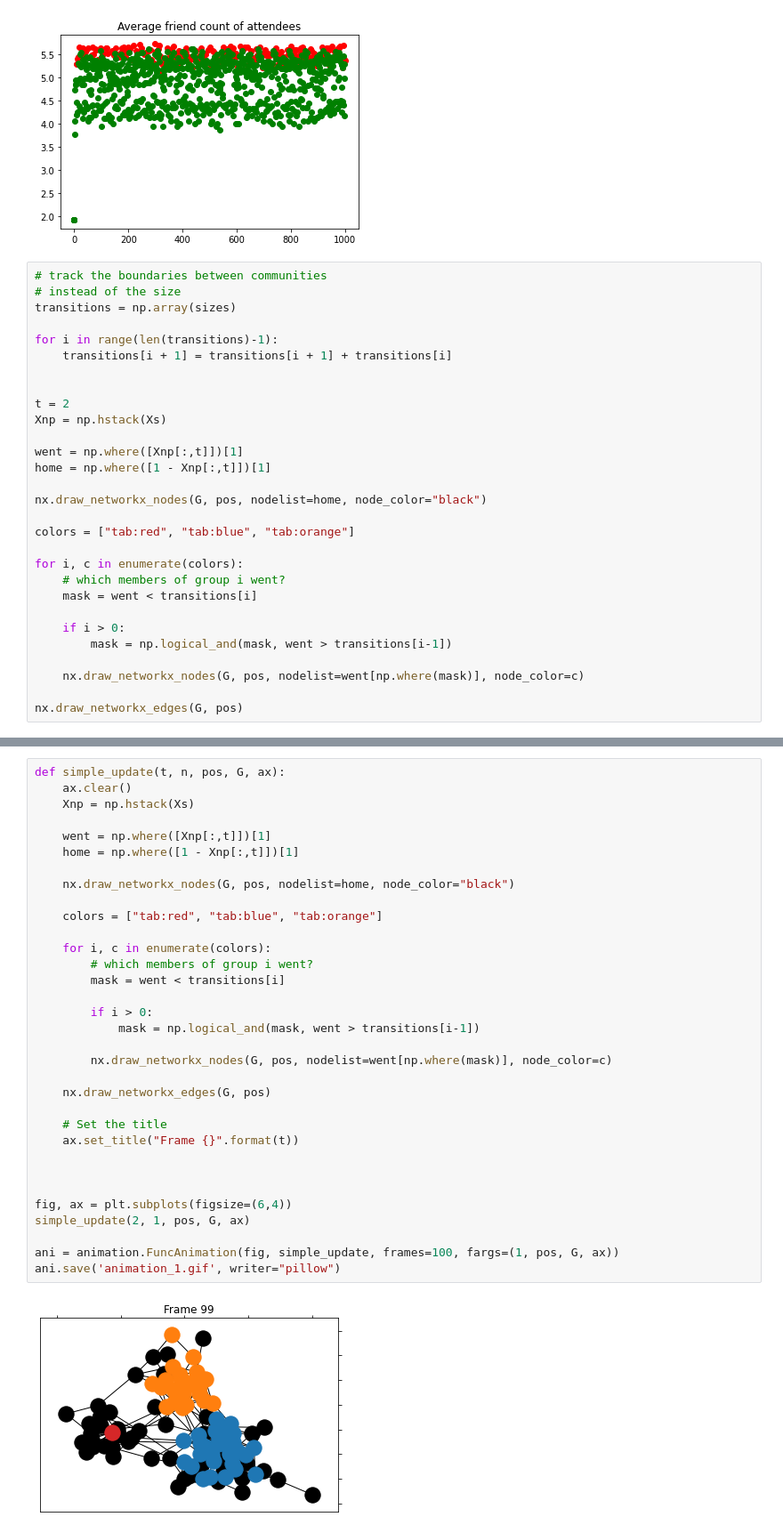
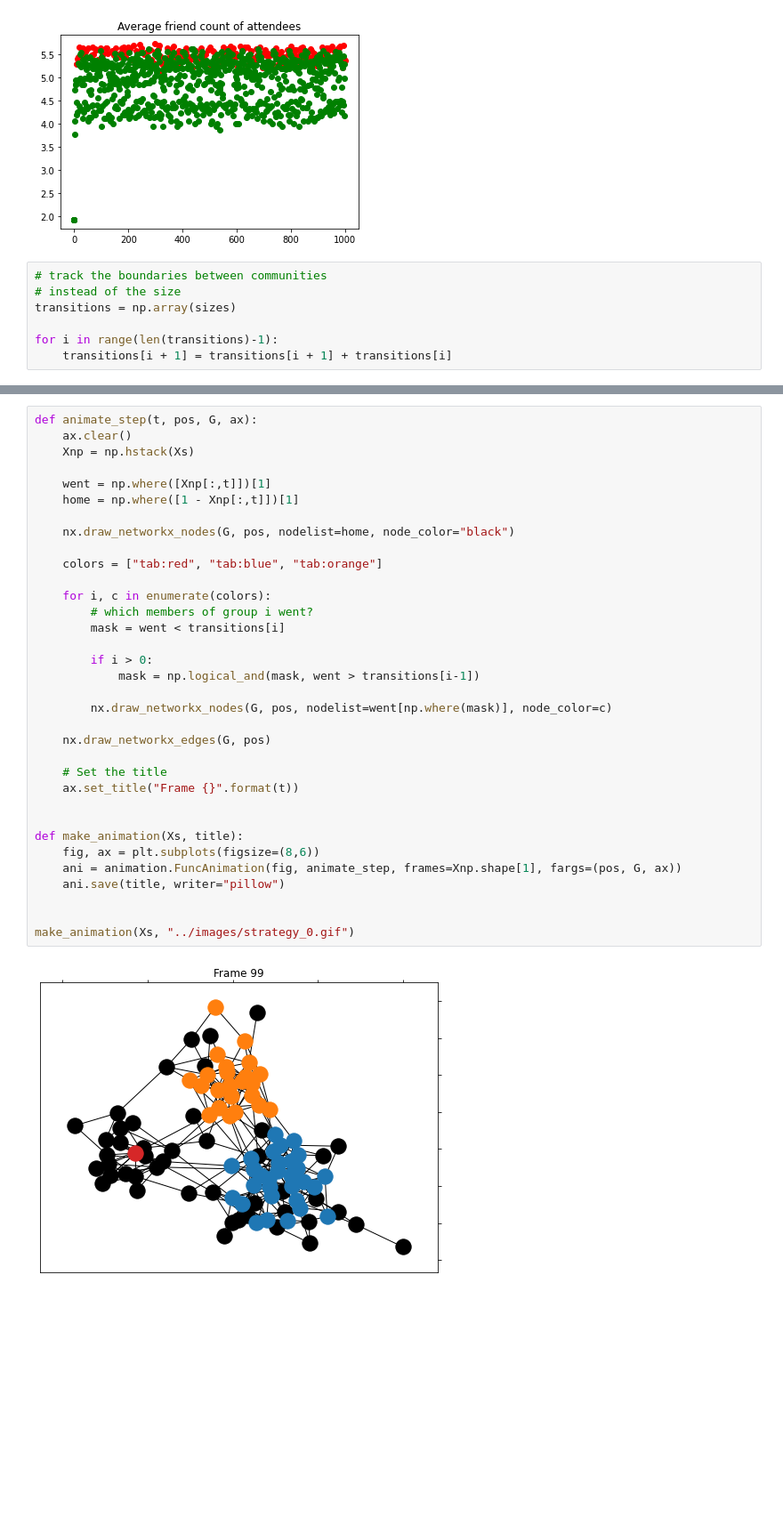
Before and after one commit to rebeku/el-farol, a Jupyter notebook: Notebooks/EF2.ipynb, the cells around one changed output, grey strips where cells are left out. Shown: that part at 89% size. Cells and saved outputs as stored; diff of their text form; blank space fills up the shorter version.

```diff
--- a/Notebooks/EF2.ipynb
+++ b/Notebooks/EF2.ipynb
@@ -320,25 +322,3 @@ transitions = np.array(sizes)
 
 for i in range(len(transitions)-1):
     transitions[i + 1] = transitions[i + 1] + transitions[i]
-
-
-t = 2
-Xnp = np.hstack(Xs)
-
-went = np.where([Xnp[:,t]])[1]
-home = np.where([1 - Xnp[:,t]])[1]
-
-nx.draw_networkx_nodes(G, pos, nodelist=home, node_color="black")
-
-colors = ["tab:red", "tab:blue", "tab:orange"]
-
-for i, c in enumerate(colors):
-    # which members of group i went?
-    mask = went < transitions[i]
-
-    if i > 0:
-        mask = np.logical_and(mask, went > transitions[i-1])
-
-    nx.draw_networkx_nodes(G, pos, nodelist=went[np.where(mask)], node_color=c)
-
-nx.draw_networkx_edges(G, pos)
@@ -348,35 +325,36 @@ nx.draw_networkx_edges(G, pos)
 # %%
-def simple_update(t, n, pos, G, ax):
+def animate_step(t, pos, G, ax):
     ax.clear()
     Xnp = np.hstack(Xs)
 
     went = np.where([Xnp[:,t]])[1]
     home = np.where([1 - Xnp[:,t]])[1]
 
     nx.draw_networkx_nodes(G, pos, nodelist=home, node_color="black")
 
     colors = ["tab:red", "tab:blue", "tab:orange"]
 
     for i, c in enumerate(colors):
         # which members of group i went?
         mask = went < transitions[i]
 
         if i > 0:
             mask = np.logical_and(mask, went > transitions[i-1])
 
         nx.draw_networkx_nodes(G, pos, nodelist=went[np.where(mask)], node_color=c)
 
     nx.draw_networkx_edges(G, pos)
 
     # Set the title
     ax.set_title("Frame {}".format(t))
 
 
+def make_animation(Xs, title):
+    fig, ax = plt.subplots(figsize=(8,6))
+    ani = animation.FuncAnimation(fig, animate_step, frames=Xnp.shape[1], fargs=(pos, G, ax))
+    ani.save(title, writer="pillow")
 
-fig, ax = plt.subplots(figsize=(6,4))
-simple_update(2, 1, pos, G, ax)
 
-ani = animation.FuncAnimation(fig, simple_update, frames=100, fargs=(1, pos, G, ax))
-ani.save('animation_1.gif', writer="pillow")
+make_animation(Xs, "../images/strategy_0.gif")
 # %% [output]
-[figure, old version]
+[figure, new version]
```
Also changed, not shown: parts of 25 cells of this notebook, 1 other file.
